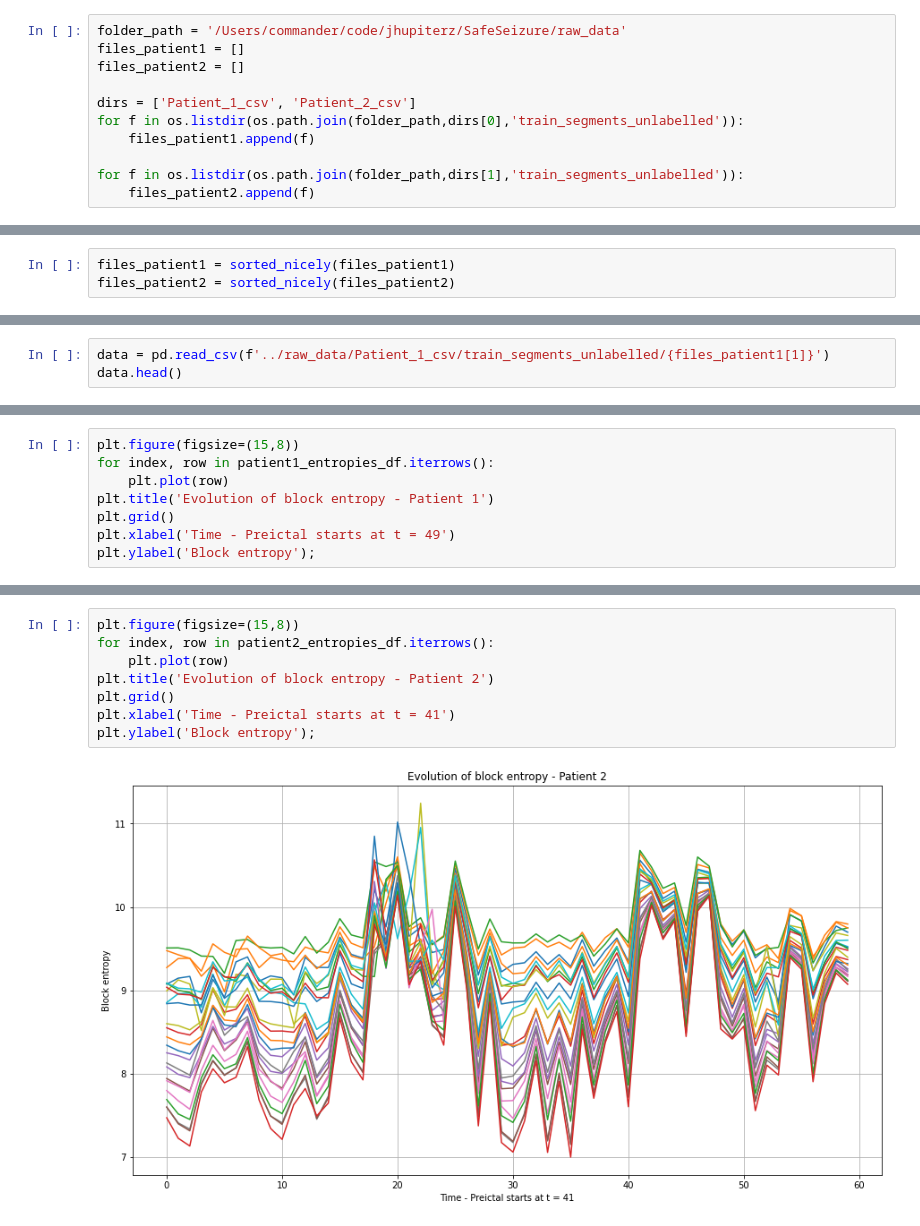
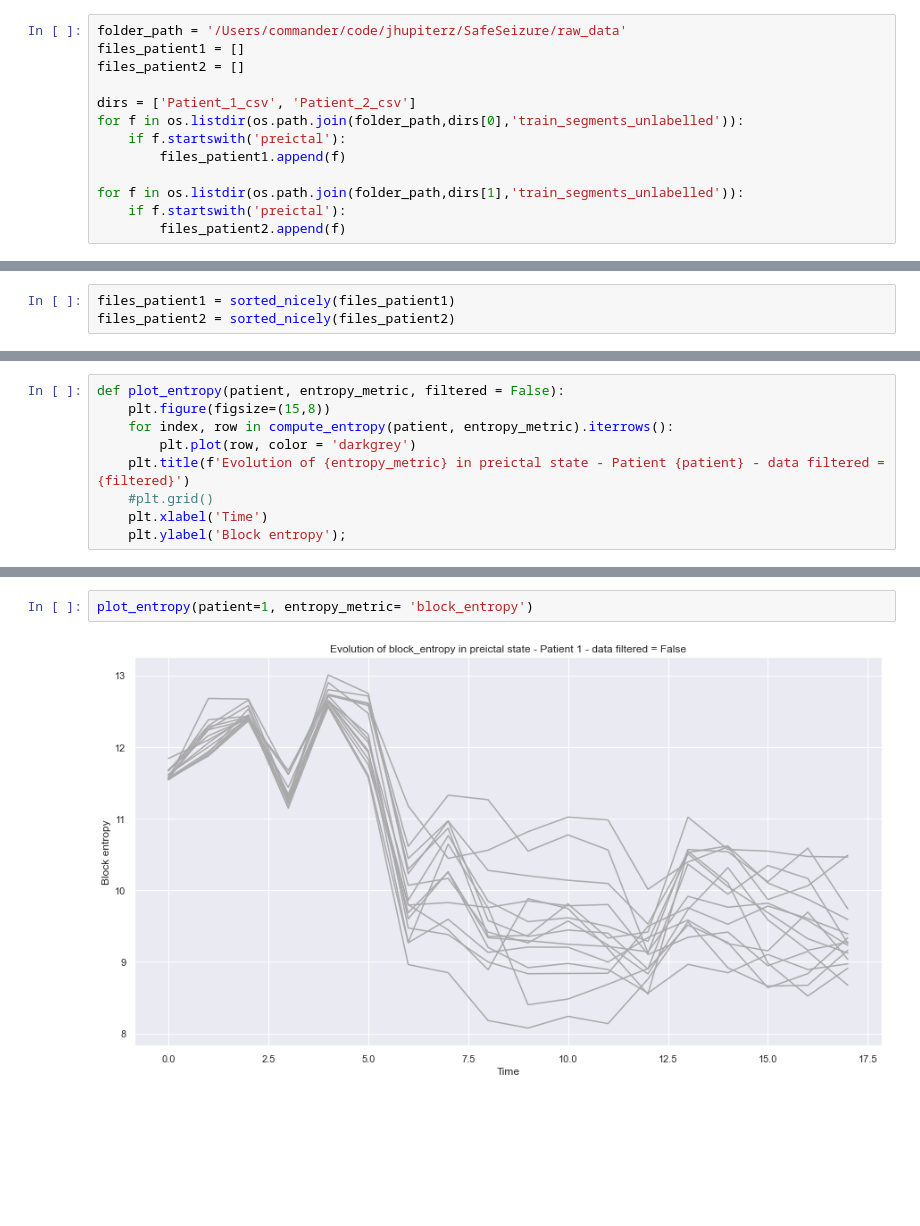
Before and after one commit to jhupiterz/SafeSeizure, a Jupyter notebook: notebooks/jhupiterz-time-series-measure.ipynb, the cells around one changed output, grey strips where cells are left out. Drawn from its saved outputs; the diff is of its cells as text; blank space fills up the shorter version.

```diff
--- a/notebooks/jhupiterz-time-series-measure.ipynb
+++ b/notebooks/jhupiterz-time-series-measure.ipynb
@@ -30,10 +36,12 @@ files_patient2 = []
 
 dirs = ['Patient_1_csv', 'Patient_2_csv']
 for f in os.listdir(os.path.join(folder_path,dirs[0],'train_segments_unlabelled')):
-    files_patient1.append(f)
+    if f.startswith('preictal'):
+        files_patient1.append(f)
 
 for f in os.listdir(os.path.join(folder_path,dirs[1],'train_segments_unlabelled')):
-    files_patient2.append(f)
+    if f.startswith('preictal'):
+        files_patient2.append(f)
 # %%
 # Function to sort file names alphanumerically
 import re
@@ -57,3 +58,0 @@ pwd
-# %%
-data = pd.read_csv(f'../raw_data/Patient_1_csv/train_segments_unlabelled/{files_patient1[1]}')
-data.head()
@@ -117,8 +141,9 @@ patient1_entropies_df
 # %%
-plt.figure(figsize=(15,8))
-for index, row in patient1_entropies_df.iterrows():
-    plt.plot(row)
-plt.title('Evolution of block entropy - Patient 1')
-plt.grid()
-plt.xlabel('Time - Preictal starts at t = 49')
-plt.ylabel('Block entropy');
+def plot_entropy(patient, entropy_metric, filtered = False):
+    plt.figure(figsize=(15,8))
+    for index, row in compute_entropy(patient, entropy_metric).iterrows():
+        plt.plot(row, color = 'darkgrey')
+    plt.title(f'Evolution of {entropy_metric} in preictal state - Patient {patient} - data filtered = {filtered}')
+    #plt.grid()
+    plt.xlabel('Time')
+    plt.ylabel('Block entropy');
@@ -162,10 +150,4 @@ patient2_entropies_df
-# %%
-plt.figure(figsize=(15,8))
-for index, row in patient2_entropies_df.iterrows():
-    plt.plot(row)
-plt.title('Evolution of block entropy - Patient 2')
-plt.grid()
-plt.xlabel('Time - Preictal starts at t = 41')
-plt.ylabel('Block entropy');
-# %% [output]
-[figure, removed]
+# %%
+plot_entropy(patient=1, entropy_metric= 'block_entropy')
+# %% [output]
+[figure, added]
```
Also changed, not shown: parts of 23 cells of this notebook.
